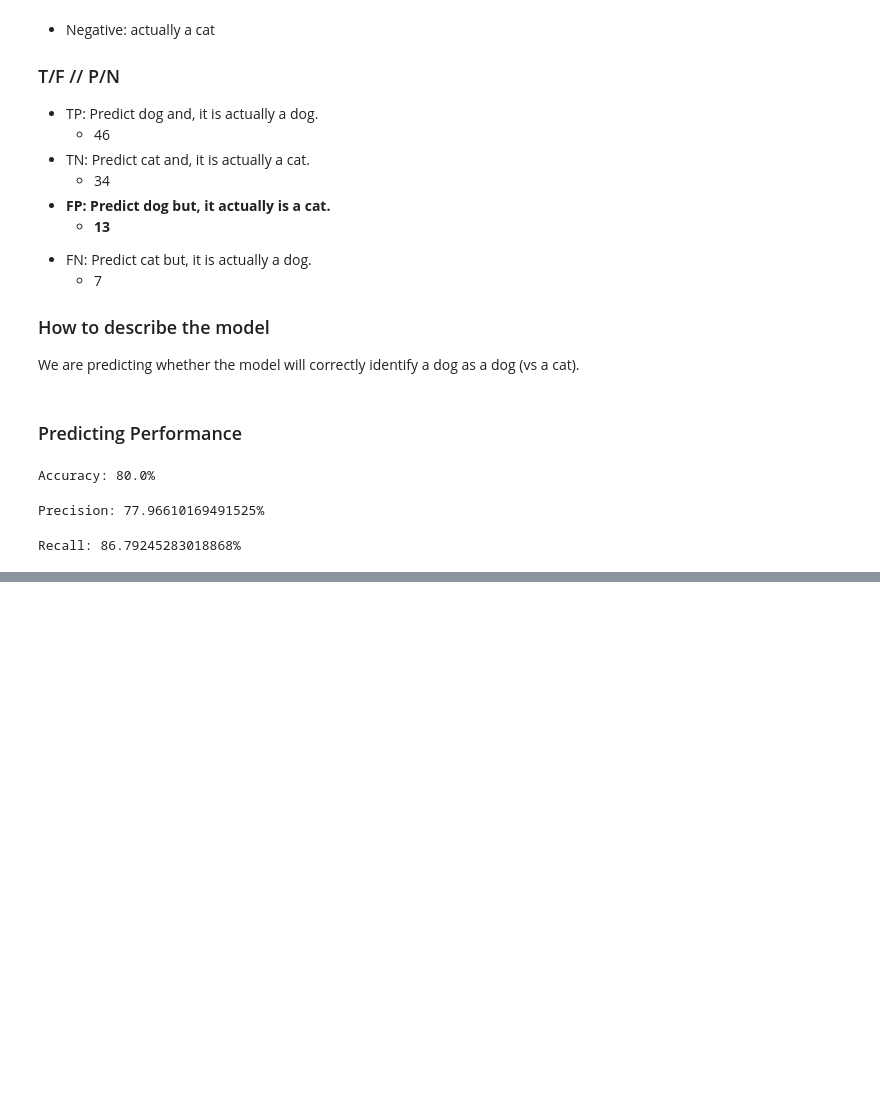
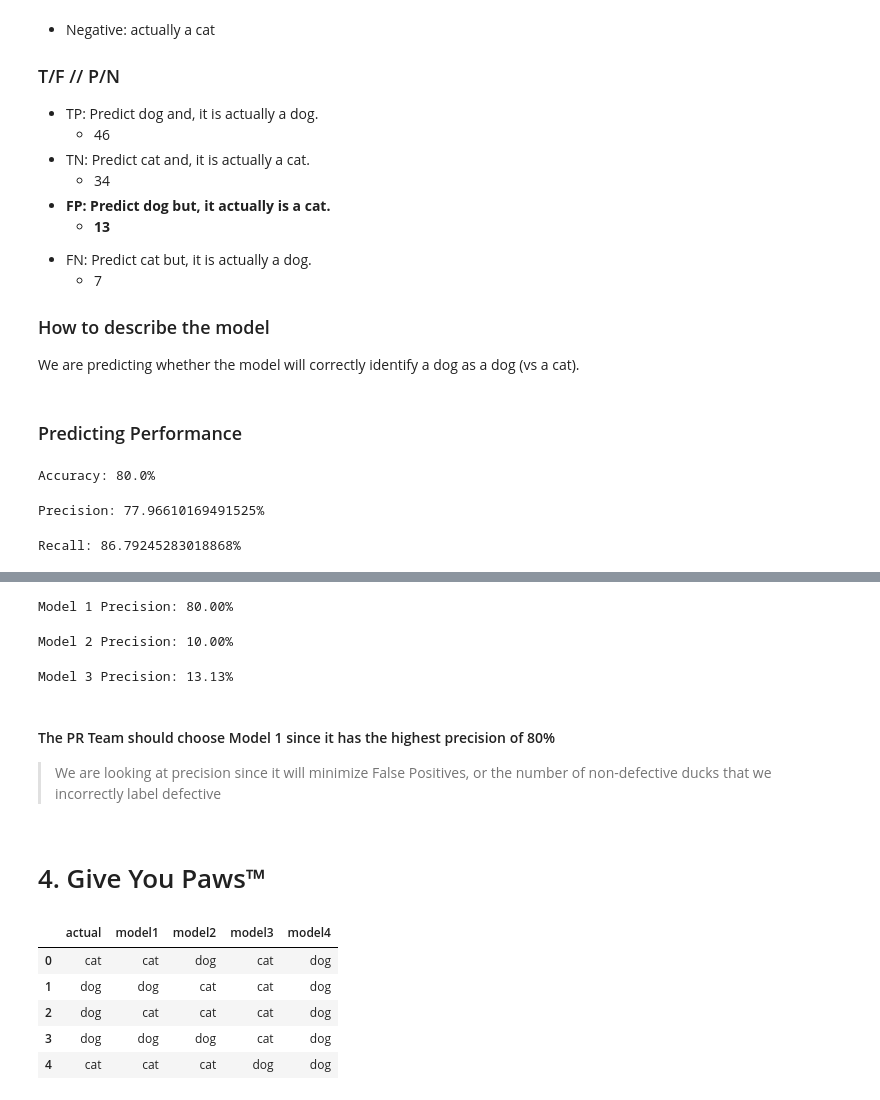
Before and after one commit to Jonessn22/classification-exercises, a Jupyter notebook: 05b. evaluation_exercises.ipynb, the cells around one changed output, grey strips where cells are left out. Drawn from its saved outputs; the diff is of its cells as text; code cells hidden in the pictures; blank space fills up the shorter version.

```diff
--- a/05b. evaluation_exercises.ipynb
+++ b/05b. evaluation_exercises.ipynb
@@ -185,0 +170,43 @@ model1 Precision: 0.13131313131313133
+# %%
+# for model 1, looking the subset of data where model 1 was a positive prediction, whether TP or FP
+subset_pred_pos_1 = rubber_ducks_df[rubber_ducks_df.model1 == 'Defect']
+
+# precision for model 1 is the percentage of total positive predictions were actually positive
+model1_prec = (subset_pred_pos_1.actual == subset_pred_pos_1.model1).mean()
+print(f'Model 1 Precision: {model1_prec:.2%}')
+# %% [output]
+Model 1 Precision: 80.00%
+# %%
+# for model 2, looking the subset of data where model 2 was a positive prediction, whether TP or FP
+subset_pred_pos_2 = rubber_ducks_df[rubber_ducks_df.model2 == 'Defect']
+
+# precision for model 1 is the percentage of total positive predictions were actually positive
+model2_prec = (subset_pred_pos_2.actual == subset_pred_pos_2.model2).mean()
+print(f'Model 2 Precision: {model2_prec:.2%}')
+# %% [output]
+Model 2 Precision: 10.00%
+# %%
+# for model 3, looking the subset of data where model 3 was a positive prediction, whether TP or FP
+subset_pred_pos_3 = rubber_ducks_df[rubber_ducks_df.model3 == 'Defect']
+
+# precision for model 1 is the percentage of total positive predictions were actually positive
+model3_prec = (subset_pred_pos_3.actual == subset_pred_pos_3.model3).mean()
+print(f'Model 3 Precision: {model3_prec:.2%}')
+# %% [output]
+Model 3 Precision: 13.13%
+# %% [markdown]
+#### The PR Team should choose Model 1 since it has the highest precision of 80%
+>We are looking at precision since it will minimize False Positives, or the number of non-defective ducks that we incorrectly label defective
+# %% [markdown]
+# 4. Give You Paws™
+# %%
+# importing paws dataset and writing into DataFrame
+paw_df = pd.read_csv('gives_you_paws.csv')
+paw_df.head()
+# %% [output]
+|  | actual | model1 | model2 | model3 | model4 |
+| 0 | cat | cat | dog | cat | dog |
+| 1 | dog | dog | cat | cat | dog |
+| 2 | dog | cat | cat | cat | dog |
+| 3 | dog | dog | dog | cat | dog |
+| 4 | cat | cat | cat | dog | dog |
```
Also changed, not shown: parts of 19 cells of this notebook, 9 other files.
